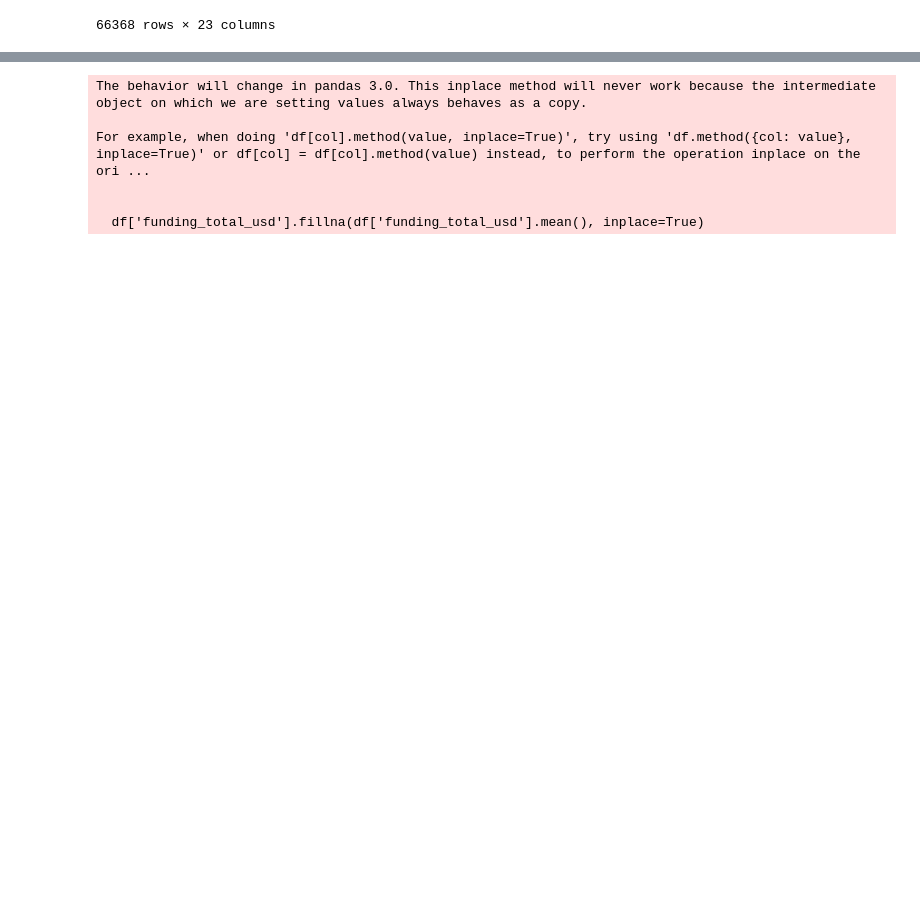
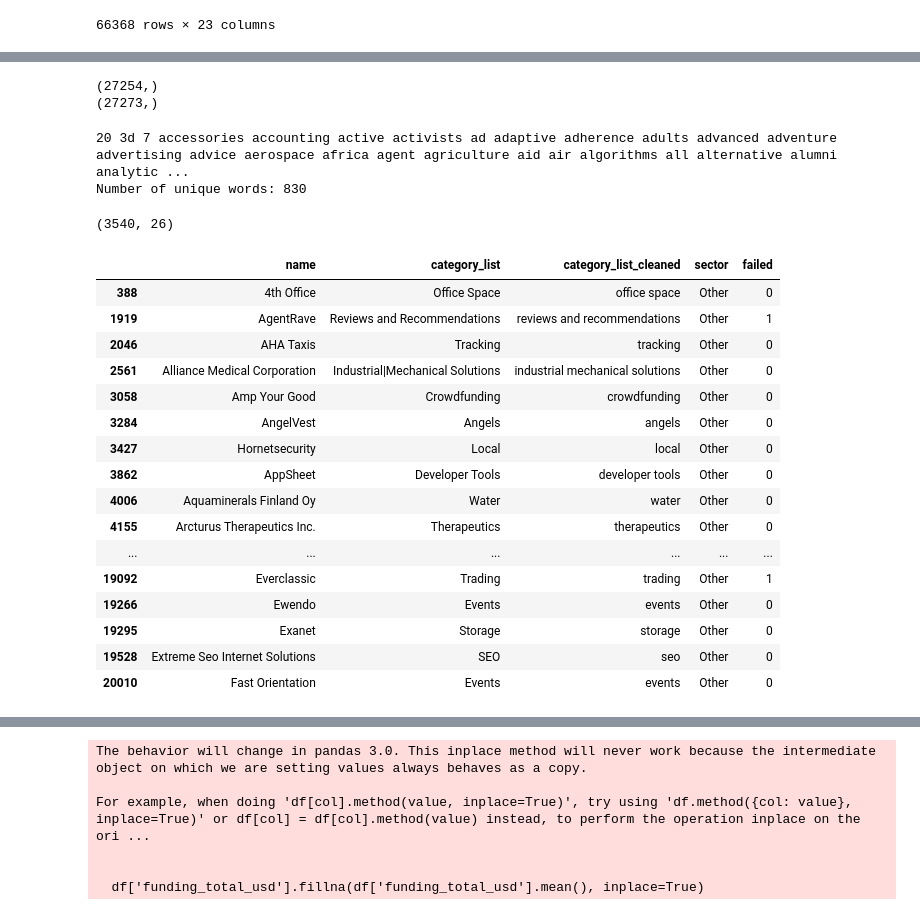
Before and after one commit to KasperLoos/ConsultElement, a Jupyter notebook: models/baseline_models/Untitled.ipynb, the cells around one changed output, grey strips where cells are left out. Drawn from its saved outputs; the diff is of its cells as text; code cells hidden in the pictures; blank space fills up the shorter version.

```diff
--- a/models/baseline_models/Untitled.ipynb
+++ b/models/baseline_models/Untitled.ipynb
@@ -78,0 +149,25 @@ df
+# %%
+unique_categories_lemma = df['category_list_lemmatized'].dropna().unique()
+print(unique_categories_lemma.shape)
+unique_categories_clean = df['category_list_cleaned'].dropna().unique()
+print(unique_categories_clean.shape)
+# %% [output]
+(27254,)
+(27273,)
+# %%
+all_words = [word for cat in unique_categories_clean for word in cat.split()]
+all_words
+# Get unique words
+unique_words = sorted(set(all_words))  # sorted is optional
+
+# Join into a single space-separated string
+unique_words_string = ' '.join(unique_words)
+
+print(unique_words_string)
+# Length of unique words list
+unique_words_length = len(unique_words)
+
+print(f"Number of unique words: {unique_words_length}")
+# %% [output]
+20 3d 7 accessories accounting active activists ad adaptive adherence adults advanced adventure advertising advice aerospace africa agent agriculture aid air algorithms all alternative alumni analytic ...
+Number of unique words: 830
@@ -78,0 +226,23 @@ df
+# %%
+other = df[df['sector']=='Other']
+print(other.shape)
+other[other['category_list_cleaned'].str.strip() != ''][['name', 'category_list', 'category_list_cleaned', 'sector', 'failed']].head(100)
+# %% [output]
+(3540, 26)
+|  | name | category_list | category_list_cleaned | sector | failed |
+| 388 | 4th Office | Office Space | office space | Other | 0 |
+| 1919 | AgentRave | Reviews and Recommendations | reviews and recommendations | Other | 1 |
+| 2046 | AHA Taxis | Tracking | tracking | Other | 0 |
+| 2561 | Alliance Medical Corporation | Industrial|Mechanical Solutions | industrial mechanical solutions | Other | 0 |
+| 3058 | Amp Your Good | Crowdfunding | crowdfunding | Other | 0 |
+| 3284 | AngelVest | Angels | angels | Other | 0 |
+| 3427 | Hornetsecurity | Local | local | Other | 0 |
+| 3862 | AppSheet | Developer Tools | developer tools | Other | 0 |
+| 4006 | Aquaminerals Finland Oy | Water | water | Other | 0 |
+| 4155 | Arcturus Therapeutics Inc. | Therapeutics | therapeutics | Other | 0 |
+| ... | ... | ... | ... | ... | ... |
+| 19092 | Everclassic | Trading | trading | Other | 1 |
+| 19266 | Ewendo | Events | events | Other | 0 |
+| 19295 | Exanet | Storage | storage | Other | 0 |
+| 19528 | Extreme Seo Internet Solutions | SEO | seo | Other | 0 |
+| 20010 | Fast Orientation | Events | events | Other | 0 |
```
Also changed, not shown: parts of 20 cells of this notebook.
